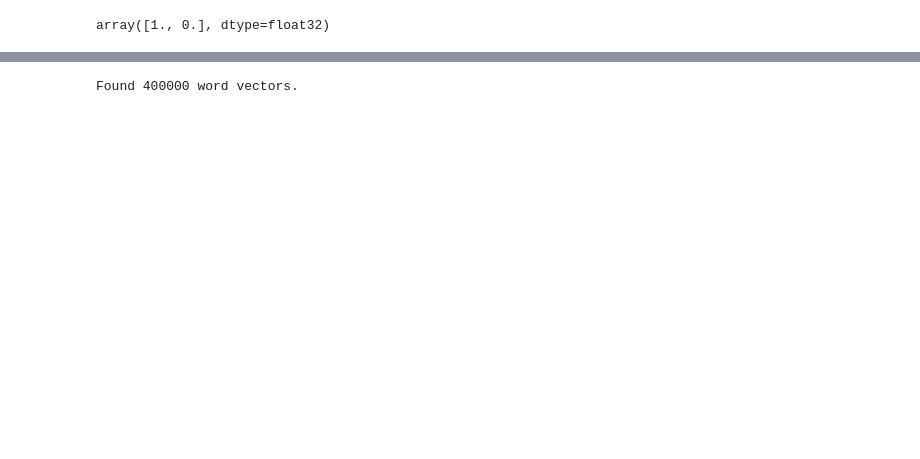
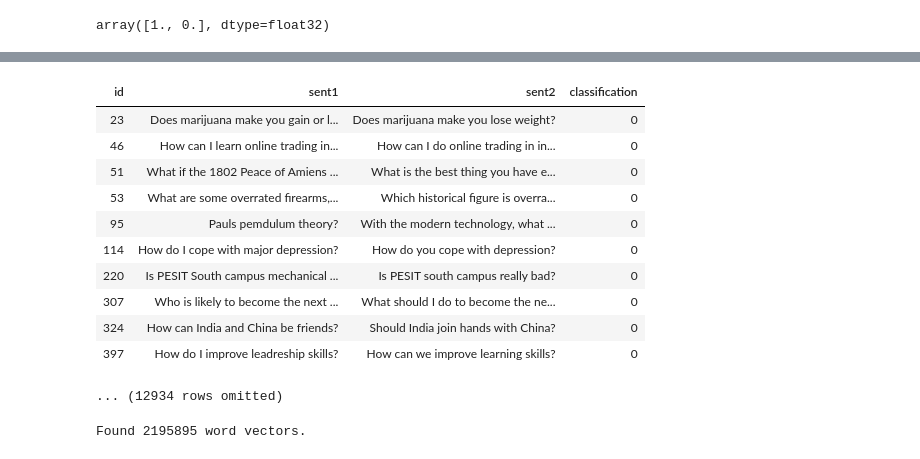
Before and after one commit to AladarMiao/Sinica, a Jupyter notebook: tryquora.ipynb, the cells around one changed output, grey strips where cells are left out. Cells and saved outputs as stored; diff of their text form; code cells hidden in the pictures; blank space fills up the shorter version.

```diff
--- a/tryquora.ipynb
+++ b/tryquora.ipynb
@@ -490,27 +522,34 @@ error_analysis
 # %%
 hue = error_analysis.where("classification", are.equal_to(0))
+hue
+# %% [output]
+| id | sent1 | sent2 | classification |
+| 23 | Does marijuana make you gain or l... | Does marijuana make you lose weight? | 0 |
+| 46 | How can I learn online trading in... | How can I do online trading in in... | 0 |
+| 51 | What if the 1802 Peace of Amiens ... | What is the best thing you have e... | 0 |
+| 53 | What are some overrated firearms,... | Which historical figure is overra... | 0 |
+| 95 | Pauls pemdulum theory? | With the modern technology, what ... | 0 |
+| 114 | How do I cope with major depression? | How do you cope with depression? | 0 |
+| 220 | Is PESIT South campus mechanical ... | Is PESIT south campus really bad? | 0 |
+| 307 | Who is likely to become the next ... | What should I do to become the ne... | 0 |
+| 324 | How can India and China be friends? | Should India join hands with China? | 0 |
+| 397 | How do I improve leadreship skills? | How can we improve learning skills? | 0 |
+... (12934 rows omitted)
 # %%
-embeddings_index = {}
-f = open('glove.6B.100d.txt')
-for line in f:
-    values = line.split()
-    word = values[0]
-    coefs = np.asarray(values[1:], dtype='float32')
-    embeddings_index[word] = coefs
-f.close()
 
-print('Found %s word vectors.' % len(embeddings_index))
 
-NUM_EMBEDDING_DIM = 100
+print('Found %s word vectors.' % len(glove))
+
+NUM_EMBEDDING_DIM = 300
 
 embedding_matrix = np.zeros((len(word_index)+1, NUM_EMBEDDING_DIM))
 
 
 for word, i in word_index.items():
-    embedding_vector = embeddings_index.get(word)
+    embedding_vector = glove.get(word)
 
     if embedding_vector is not None:
         # words not found in embedding index will be all-zeros.
         embedding_matrix[i] = embedding_vector
 # %% [output]
-Found 400000 word vectors.
+Found 2195895 word vectors.
```
Also changed, not shown: parts of 9 cells of this notebook.
